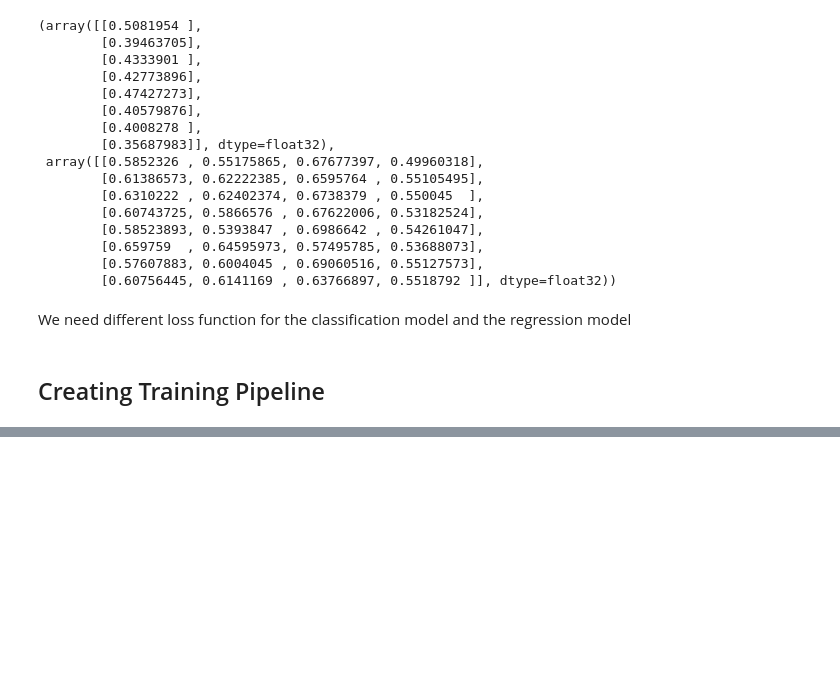
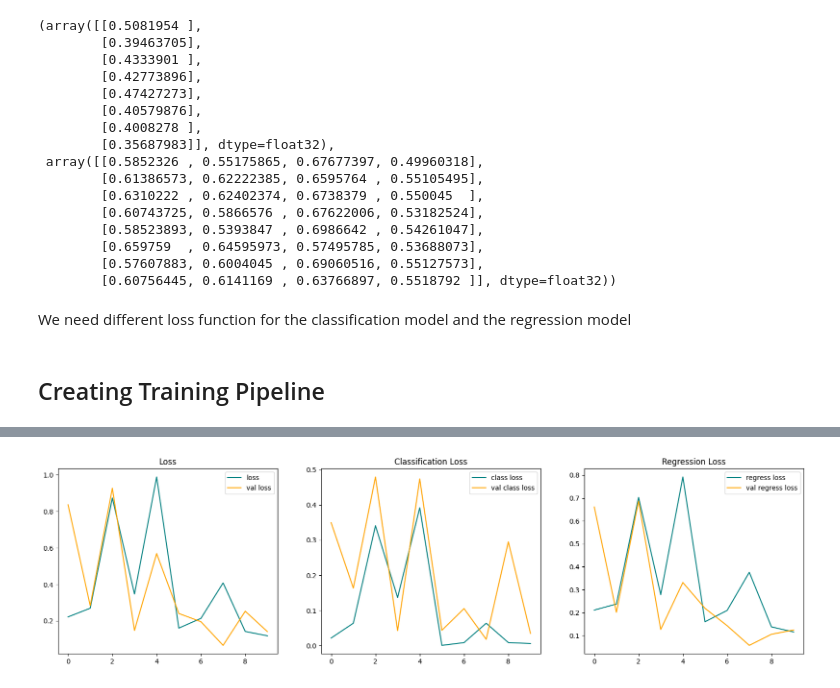
Before and after one commit to Duxst/NowYouSeeMe-NowYouDont, a Jupyter notebook: NowYouSeeMe.ipynb, the cells around one changed output, grey strips where cells are left out. Drawn from its saved outputs; the diff is of its cells as text; code cells hidden in the pictures; blank space fills up the shorter version.

```diff
--- a/NowYouSeeMe.ipynb
+++ b/NowYouSeeMe.ipynb
@@ -212,10 +212,12 @@ test_images = create_dataset('aug_data\\test\\images\\*.jpg')
 val_images = create_dataset('aug_data\\val\\images\\*.jpg')
 # %%
 def load_labels(label_path):
-    with open(label_path.numpy(), 'r', encoding = "utf-8") as f:
+    with open(label_path.numpy(), 'r', encoding='utf-8') as f:
         label = json.load(f)
 
-    return [label['class']], label['bbox']
+    class_label = tf.constant([label['class']], dtype=tf.uint8)  # Ensure it is a list
+    bbox_label = tf.constant(label['bbox'], dtype=tf.float32)
+    return class_label, bbox_label
 # %%
 def create_label_dataset(pattern, load_func):
     dataset = tf.data.Dataset.list_files(pattern, shuffle=False)
@@ -492,0 +489,8 @@ Detected at node gradient_tape/binary_crossentropy/DynamicStitch defined at (mos
+# %%
+model = FaceTracker(facetracker)
+model.compile(opt, classloss, regressloss)
+
+# Train the model
+logdir = 'logs'
+tensorboard_callback = tf.keras.callbacks.TensorBoard(log_dir=logdir)
+hist = model.fit(train.take(20), epochs=10, validation_data=val, callbacks=[tensorboard_callback])
@@ -492,0 +518,21 @@ Detected at node gradient_tape/binary_crossentropy/DynamicStitch defined at (mos
+# %%
+fig, ax = plt.subplots(ncols=3, figsize=(20,5))
+
+ax[0].plot(hist.history['total_loss'], color='teal', label='loss')
+ax[0].plot(hist.history['val_total_loss'], color='orange', label='val loss')
+ax[0].title.set_text('Loss')
+ax[0].legend()
+
+ax[1].plot(hist.history['class_loss'], color='teal', label='class loss')
+ax[1].plot(hist.history['val_class_loss'], color='orange', label='val class loss')
+ax[1].title.set_text('Classification Loss')
+ax[1].legend()
+
+ax[2].plot(hist.history['regress_loss'], color='teal', label='regress loss')
+ax[2].plot(hist.history['val_regress_loss'], color='orange', label='val regress loss')
+ax[2].title.set_text('Regression Loss')
+ax[2].legend()
+
+plt.show()
+# %% [output]
+[figure, added]
```
Also changed, not shown: parts of 4 cells of this notebook.
